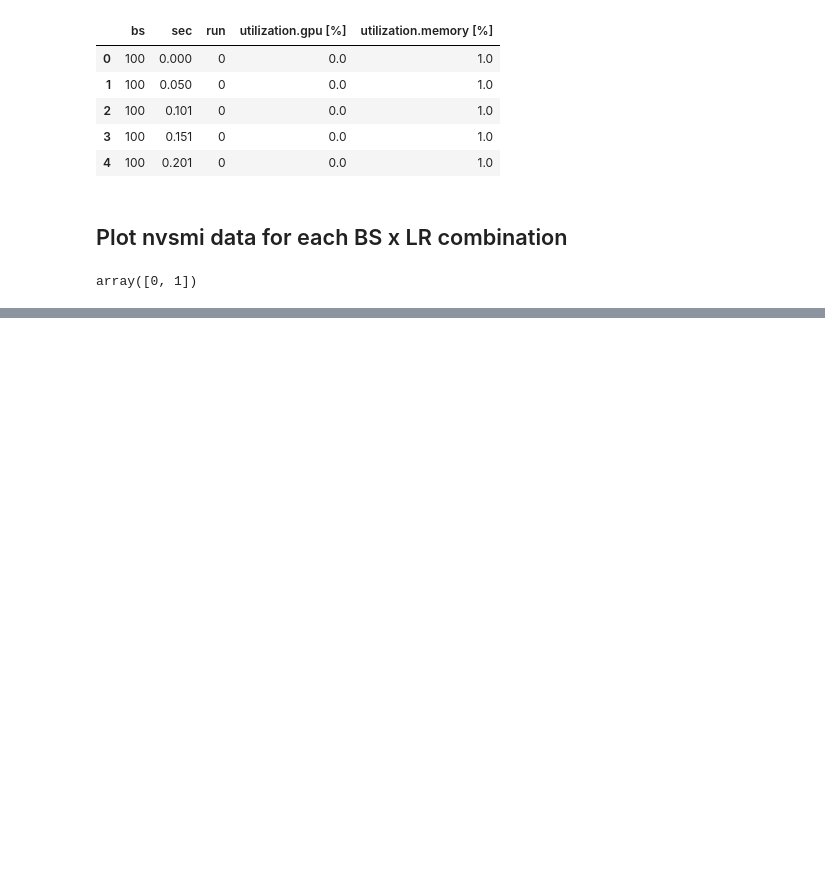
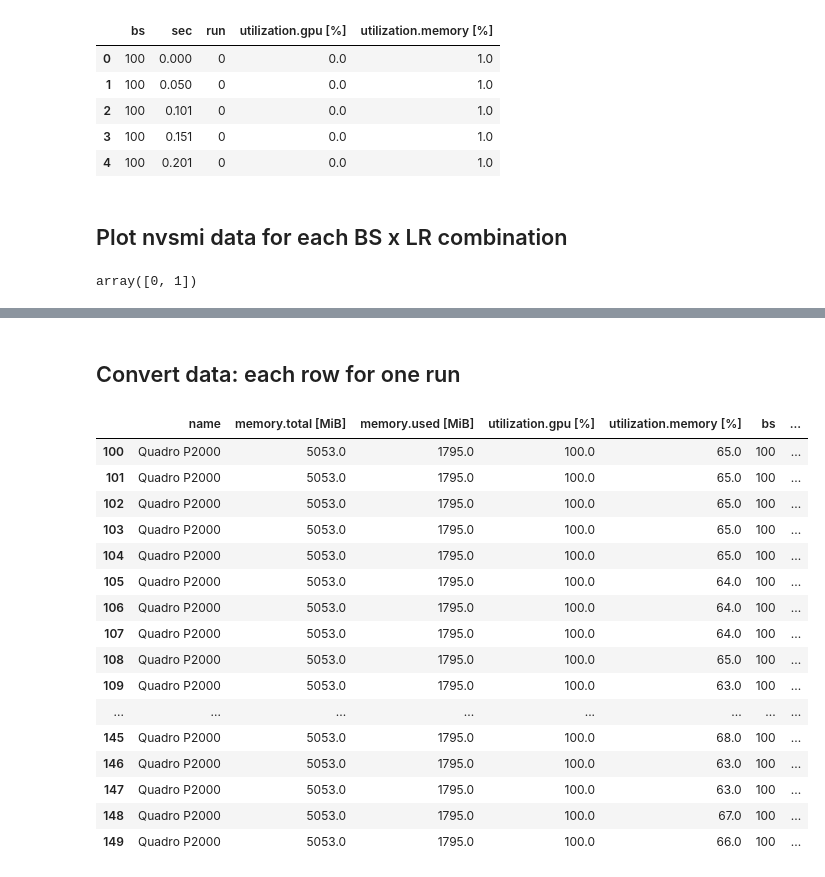
Before and after one commit to pyotr777/mlbenchmarks, a Jupyter notebook: Chainer/Cifar-nvsmi.ipynb, the cells around one changed output, grey strips where cells are left out. Drawn from its saved outputs; the diff is of its cells as text; code cells hidden in the pictures; blank space fills up the shorter version.

Commit message:
Plotted nv-smi data.

```diff
--- a/Chainer/Cifar-nvsmi.ipynb
+++ b/Chainer/Cifar-nvsmi.ipynb
@@ -258,0 +279,22 @@ plt.show()
+# %% [markdown]
+## Convert data: each row for one run
+# %%
+df1.iloc[100:150]
+# %% [output]
+|  | name | memory.total [MiB] | memory.used [MiB] | utilization.gpu [%] | utilization.memory [%] | bs | ... |
+| 100 | Quadro P2000 | 5053.0 | 1795.0 | 100.0 | 65.0 | 100 | ... |
+| 101 | Quadro P2000 | 5053.0 | 1795.0 | 100.0 | 65.0 | 100 | ... |
+| 102 | Quadro P2000 | 5053.0 | 1795.0 | 100.0 | 65.0 | 100 | ... |
+| 103 | Quadro P2000 | 5053.0 | 1795.0 | 100.0 | 65.0 | 100 | ... |
+| 104 | Quadro P2000 | 5053.0 | 1795.0 | 100.0 | 65.0 | 100 | ... |
+| 105 | Quadro P2000 | 5053.0 | 1795.0 | 100.0 | 64.0 | 100 | ... |
+| 106 | Quadro P2000 | 5053.0 | 1795.0 | 100.0 | 64.0 | 100 | ... |
+| 107 | Quadro P2000 | 5053.0 | 1795.0 | 100.0 | 64.0 | 100 | ... |
+| 108 | Quadro P2000 | 5053.0 | 1795.0 | 100.0 | 65.0 | 100 | ... |
+| 109 | Quadro P2000 | 5053.0 | 1795.0 | 100.0 | 63.0 | 100 | ... |
+| ... | ... | ... | ... | ... | ... | ... | ... |
+| 145 | Quadro P2000 | 5053.0 | 1795.0 | 100.0 | 68.0 | 100 | ... |
+| 146 | Quadro P2000 | 5053.0 | 1795.0 | 100.0 | 63.0 | 100 | ... |
+| 147 | Quadro P2000 | 5053.0 | 1795.0 | 100.0 | 63.0 | 100 | ... |
+| 148 | Quadro P2000 | 5053.0 | 1795.0 | 100.0 | 67.0 | 100 | ... |
+| 149 | Quadro P2000 | 5053.0 | 1795.0 | 100.0 | 66.0 | 100 | ... |
```
Also changed, not shown: parts of 5 cells of this notebook.
